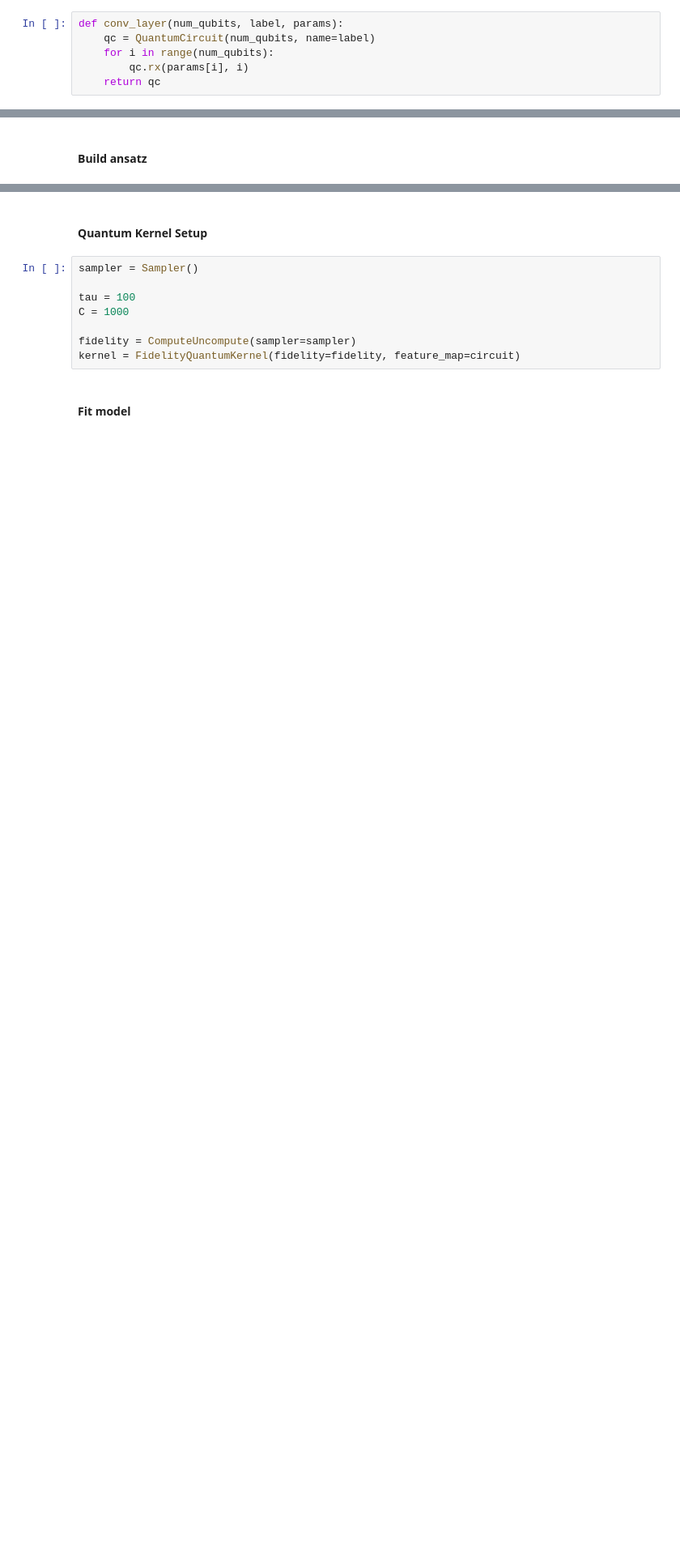
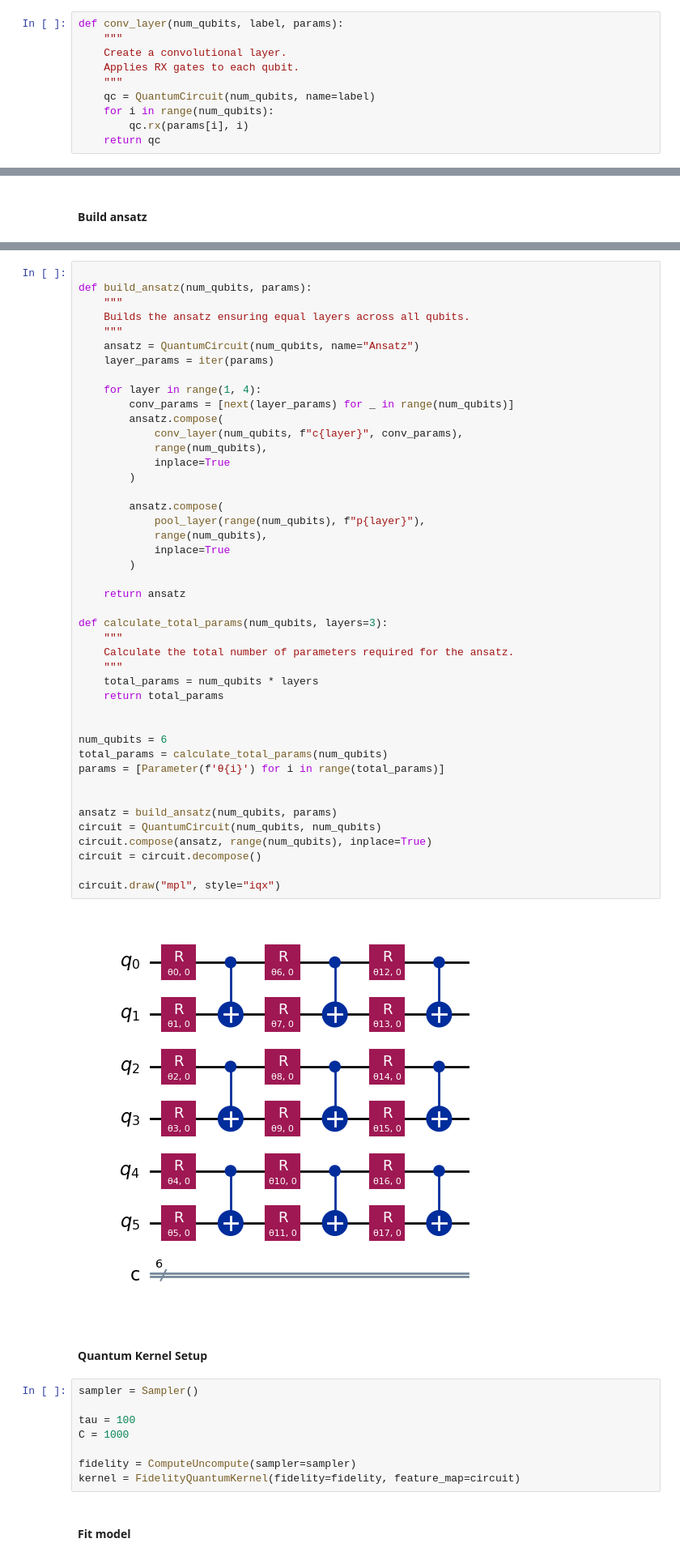
Before and after one commit to ketayon/BRAIN_TUMOR_DETECTION, a Jupyter notebook: Pegasos_upgrated_qsvc_qiskit_brain_tumor_detection.ipynb, the cells around one changed output, grey strips where cells are left out. Shown at 81% size. Cells and saved outputs as stored; diff of their text form; blank space fills up the shorter version.

```diff
--- a/Pegasos_upgrated_qsvc_qiskit_brain_tumor_detection.ipynb
+++ b/Pegasos_upgrated_qsvc_qiskit_brain_tumor_detection.ipynb
@@ -222,6 +248,10 @@ X_test_padded = np.pad(X_test_pca, ((0, 0), (0, 27 - X_test_pca.shape[1])), mode
 #### Convolutional Layer
 # %%
 def conv_layer(num_qubits, label, params):
+    """
+    Create a convolutional layer.
+    Applies RX gates to each qubit.
+    """
     qc = QuantumCircuit(num_qubits, name=label)
     for i in range(num_qubits):
         qc.rx(params[i], i)
@@ -371,3 +352,49 @@ circuit.draw("mpl", style="clifford")
+# %%
+
+def build_ansatz(num_qubits, params):
+    """
+    Builds the ansatz ensuring equal layers across all qubits.
+    """
+    ansatz = QuantumCircuit(num_qubits, name="Ansatz")
+    layer_params = iter(params)
+
+    for layer in range(1, 4):
+        conv_params = [next(layer_params) for _ in range(num_qubits)]
+        ansatz.compose(
+            conv_layer(num_qubits, f"c{layer}", conv_params),
+            range(num_qubits),
+            inplace=True
+        )
+
+        ansatz.compose(
+            pool_layer(range(num_qubits), f"p{layer}"),
+            range(num_qubits),
+            inplace=True
+        )
+
+    return ansatz
+
+def calculate_total_params(num_qubits, layers=3):
+    """
+    Calculate the total number of parameters required for the ansatz.
+    """
+    total_params = num_qubits * layers
+    return total_params
+
+
+num_qubits = 6
+total_params = calculate_total_params(num_qubits)
+params = [Parameter(f'θ{i}') for i in range(total_params)]
+
+
+ansatz = build_ansatz(num_qubits, params)
+circuit = QuantumCircuit(num_qubits, num_qubits)
+circuit.compose(ansatz, range(num_qubits), inplace=True)
+circuit = circuit.decompose()
+
+circuit.draw("mpl", style="iqx")
+# %% [output]
+[figure, added]
 # %% [markdown]
 #### Quantum Kernel Setup
 # %%
```
Also changed, not shown: parts of 28 cells of this notebook, 2 other files.
